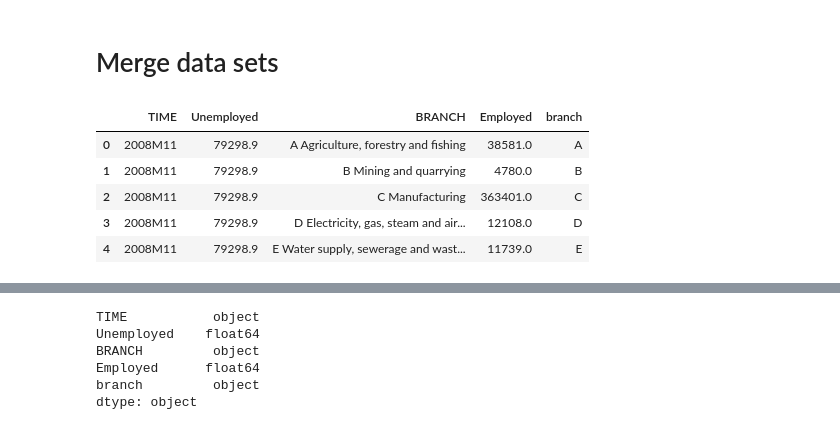
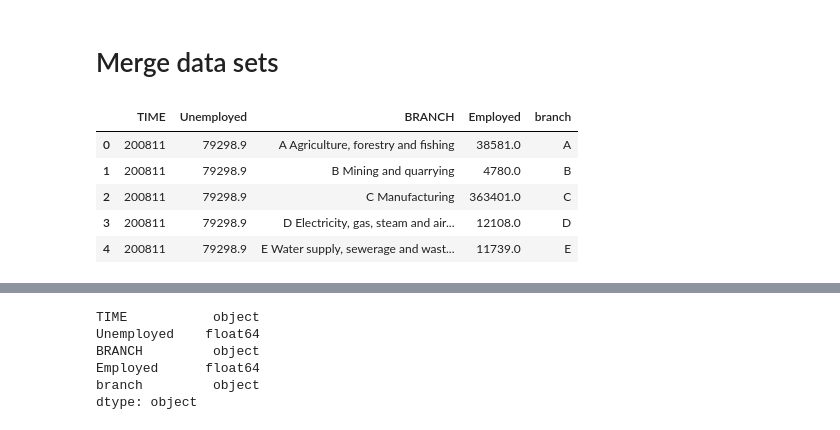
Before and after one commit to ceciliechrstnsn/projects-2021-luna-hjerteknuser, a Jupyter notebook: dataproject/dataproject.ipynb, the cells around one changed output, grey strips where cells are left out. Drawn from its saved outputs; the diff is of its cells as text; code cells hidden in the pictures.

```diff
--- a/dataproject/dataproject.ipynb
+++ b/dataproject/dataproject.ipynb
@@ -264,19 +261,19 @@ lsk01.head()
 # %%
 dstmerge = pd.merge(aus07, lbesk03, how='outer', on=['TID']);
 dstmerge.rename(columns = {'INDHOLD_x': 'Unemployed', 'INDHOLD_y': 'Employed', 'TID': 'TIME', 'BRANCHEDB071038': 'BRANCH'}, inplace = True)
 #dstmerge.pd.date_to_time['TIME']
 
-#dstmerge['TIME'] = dstmerge['TIME'].str.replace(r'\D', '')
+dstmerge['TIME'] = dstmerge['TIME'].str.replace(r'\D', '')
 #dstmerge['YEAR'] = dstmerge['TIME'].str[:4]
 #dstmerge['MD'] = dstmerge['TIME'].str[-2:]
 dstmerge['branch'] = dstmerge['BRANCH'].str[:1]
 dstmerge.head()
 
 #unemployed - gross
 # %% [output]
 |  | TIME | Unemployed | BRANCH | Employed | branch |
-| 0 | 2008M11 | 79298.9 | A Agriculture, forestry and fishing | 38581.0 | A |
-| 1 | 2008M11 | 79298.9 | B Mining and quarrying | 4780.0 | B |
-| 2 | 2008M11 | 79298.9 | C Manufacturing | 363401.0 | C |
-| 3 | 2008M11 | 79298.9 | D Electricity, gas, steam and air... | 12108.0 | D |
-| 4 | 2008M11 | 79298.9 | E Water supply, sewerage and wast... | 11739.0 | E |
+| 0 | 200811 | 79298.9 | A Agriculture, forestry and fishing | 38581.0 | A |
+| 1 | 200811 | 79298.9 | B Mining and quarrying | 4780.0 | B |
+| 2 | 200811 | 79298.9 | C Manufacturing | 363401.0 | C |
+| 3 | 200811 | 79298.9 | D Electricity, gas, steam and air... | 12108.0 | D |
+| 4 | 200811 | 79298.9 | E Water supply, sewerage and wast... | 11739.0 | E |
```
Also changed, not shown: parts of 13 cells of this notebook.
